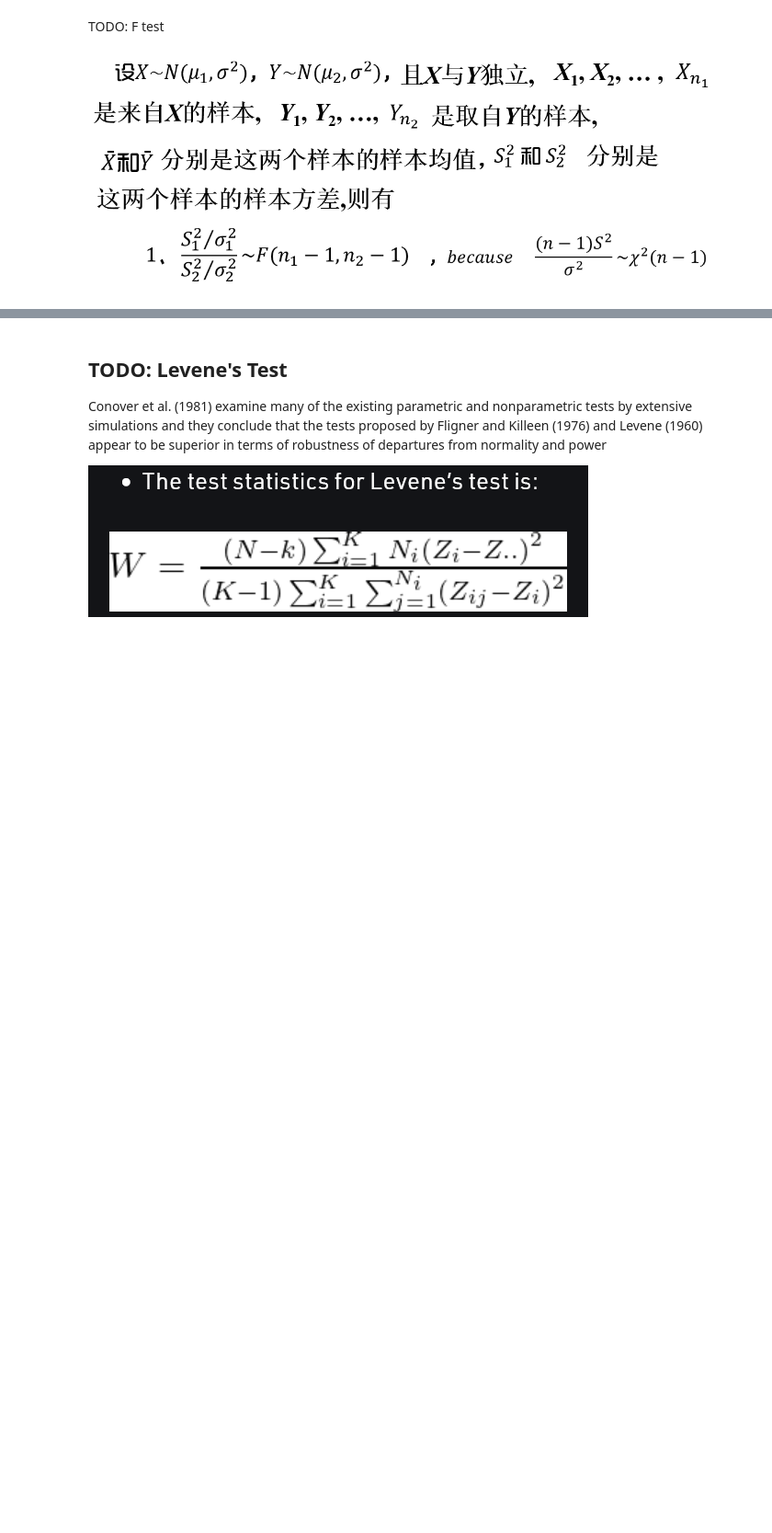
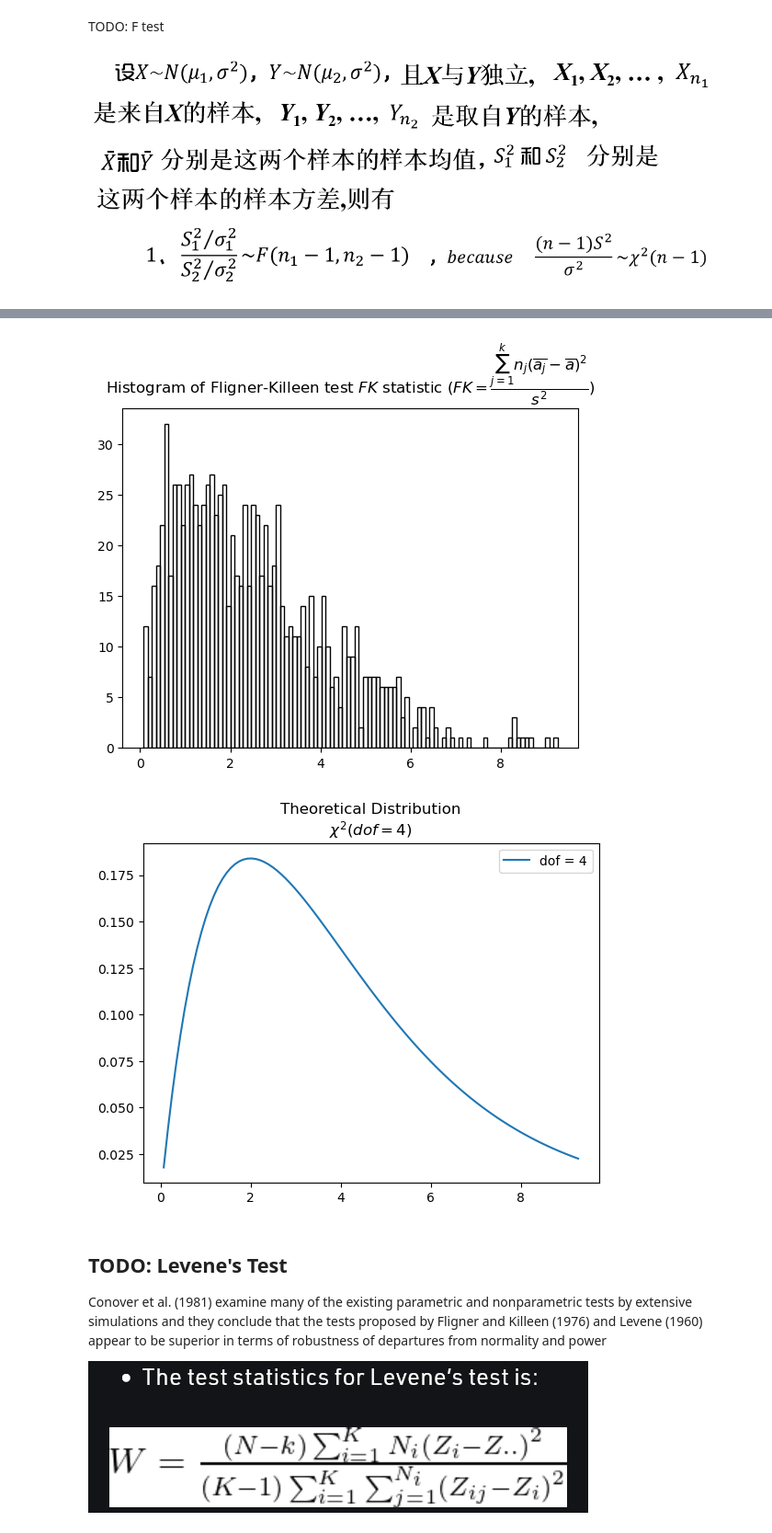
Before and after one commit to zhangys11/mc, a Jupyter notebook: demo.ipynb, the cells around one changed output, grey strips where cells are left out. Shown at 92% size. Cells and saved outputs as stored; diff of their text form; code cells hidden in the pictures; blank space fills up the shorter version.

```diff
--- a/demo.ipynb
+++ b/demo.ipynb
@@ -598,3 +633,9 @@ The Fligner-Killeen test is a non-parametric test for homogeneity of group varia
+# %%
+%run src\mc\samplings.py
+fk_hov_stat()
+# %% [output]
+[figure, added]
+[figure, added]
 # %% [markdown]
 ## TODO: Levene's Test
 
```
Also changed, not shown: parts of 5 cells of this notebook, 1 other file.
